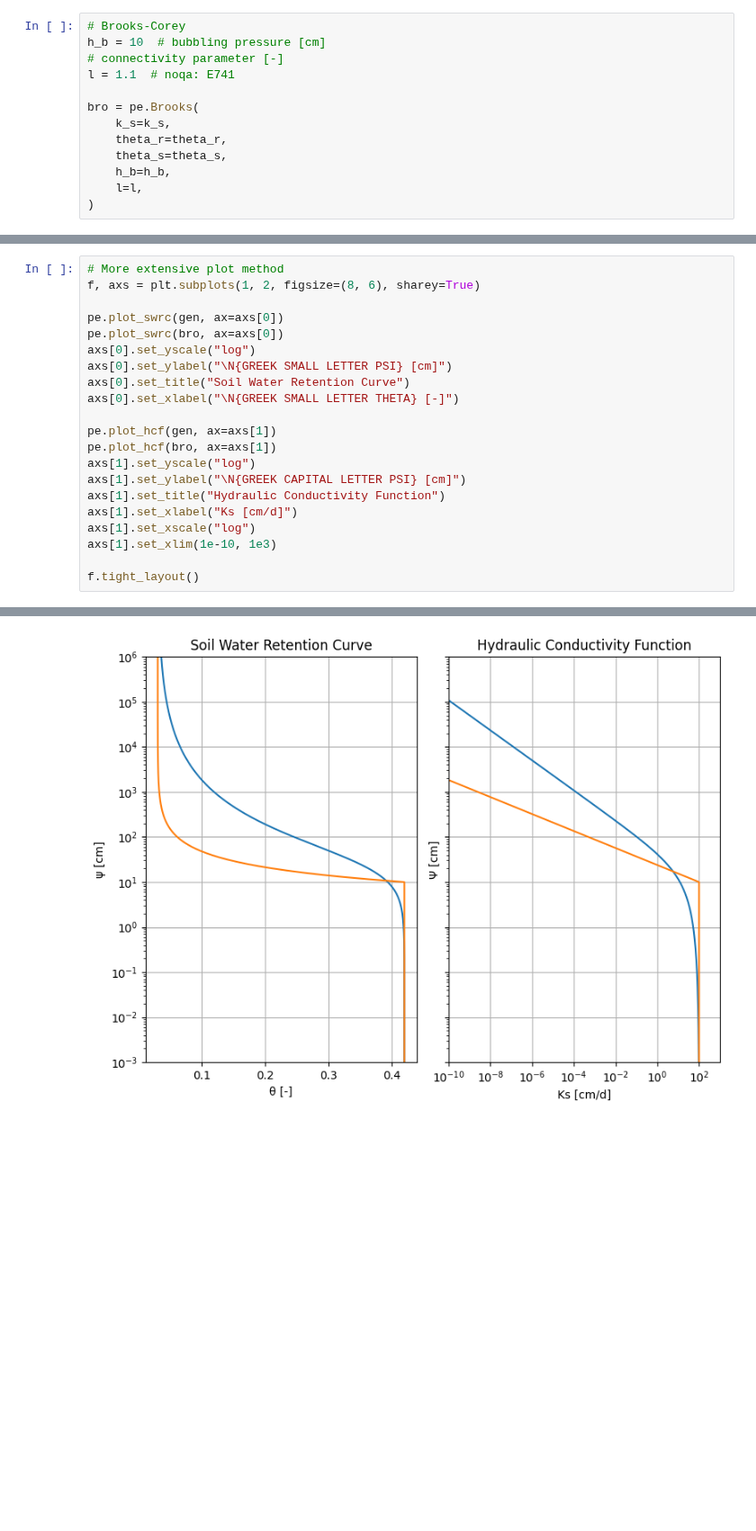
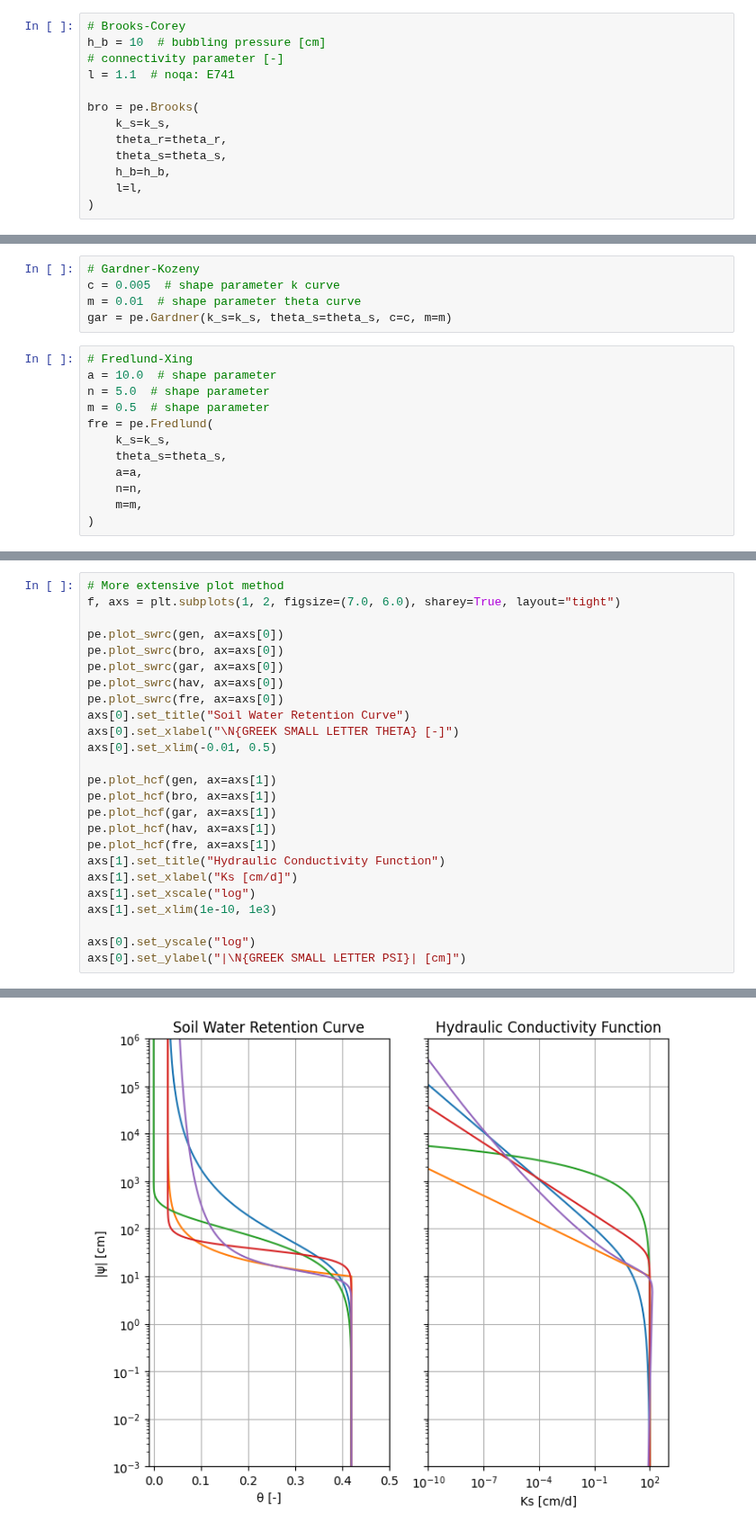
Before and after one commit to martinvonk/pedon, a Jupyter notebook: examples/01_soil_models.ipynb, the cells around one changed output, grey strips where cells are left out. Shown at 90% size. Saved outputs shown, nothing was run; the diff lists cells and outputs as text; blank space fills up the shorter version.

```diff
--- a/examples/01_soil_models.ipynb
+++ b/examples/01_soil_models.ipynb
@@ -52,6 +53,23 @@ hav = pe.Haverkamp(
     beta=beta,
     a=a,
 )
+# %%
+# Gardner-Kozeny
+c = 0.005  # shape parameter k curve
+m = 0.01  # shape parameter theta curve
+gar = pe.Gardner(k_s=k_s, theta_s=theta_s, c=c, m=m)
+# %%
+# Fredlund-Xing
+a = 10.0  # shape parameter
+n = 5.0  # shape parameter
+m = 0.5  # shape parameter
+fre = pe.Fredlund(
+    k_s=k_s,
+    theta_s=theta_s,
+    a=a,
+    n=n,
+    m=m,
+)
 # %%
 # Quick plot method
 ax = gen.plot()
@@ -64,22 +84,26 @@ ax.legend();
 # %%
 # More extensive plot method
-f, axs = plt.subplots(1, 2, figsize=(8, 6), sharey=True)
+f, axs = plt.subplots(1, 2, figsize=(7.0, 6.0), sharey=True, layout="tight")
 
 pe.plot_swrc(gen, ax=axs[0])
 pe.plot_swrc(bro, ax=axs[0])
-axs[0].set_yscale("log")
-axs[0].set_ylabel("\N{GREEK SMALL LETTER PSI} [cm]")
+pe.plot_swrc(gar, ax=axs[0])
+pe.plot_swrc(hav, ax=axs[0])
+pe.plot_swrc(fre, ax=axs[0])
 axs[0].set_title("Soil Water Retention Curve")
 axs[0].set_xlabel("\N{GREEK SMALL LETTER THETA} [-]")
+axs[0].set_xlim(-0.01, 0.5)
 
 pe.plot_hcf(gen, ax=axs[1])
 pe.plot_hcf(bro, ax=axs[1])
-axs[1].set_yscale("log")
-axs[1].set_ylabel("\N{GREEK CAPITAL LETTER PSI} [cm]")
+pe.plot_hcf(gar, ax=axs[1])
+pe.plot_hcf(hav, ax=axs[1])
+pe.plot_hcf(fre, ax=axs[1])
 axs[1].set_title("Hydraulic Conductivity Function")
 axs[1].set_xlabel("Ks [cm/d]")
 axs[1].set_xscale("log")
 axs[1].set_xlim(1e-10, 1e3)
 
-f.tight_layout()
+axs[0].set_yscale("log")
+axs[0].set_ylabel("|\N{GREEK SMALL LETTER PSI}| [cm]")
 # %% [output]
@@ -86,2 +111,2 @@ f.tight_layout()
-[figure, old version]
+[figure, new version]
 # %% [markdown]
```
Also changed, not shown: parts of 4 cells of this notebook, 36 other files.
